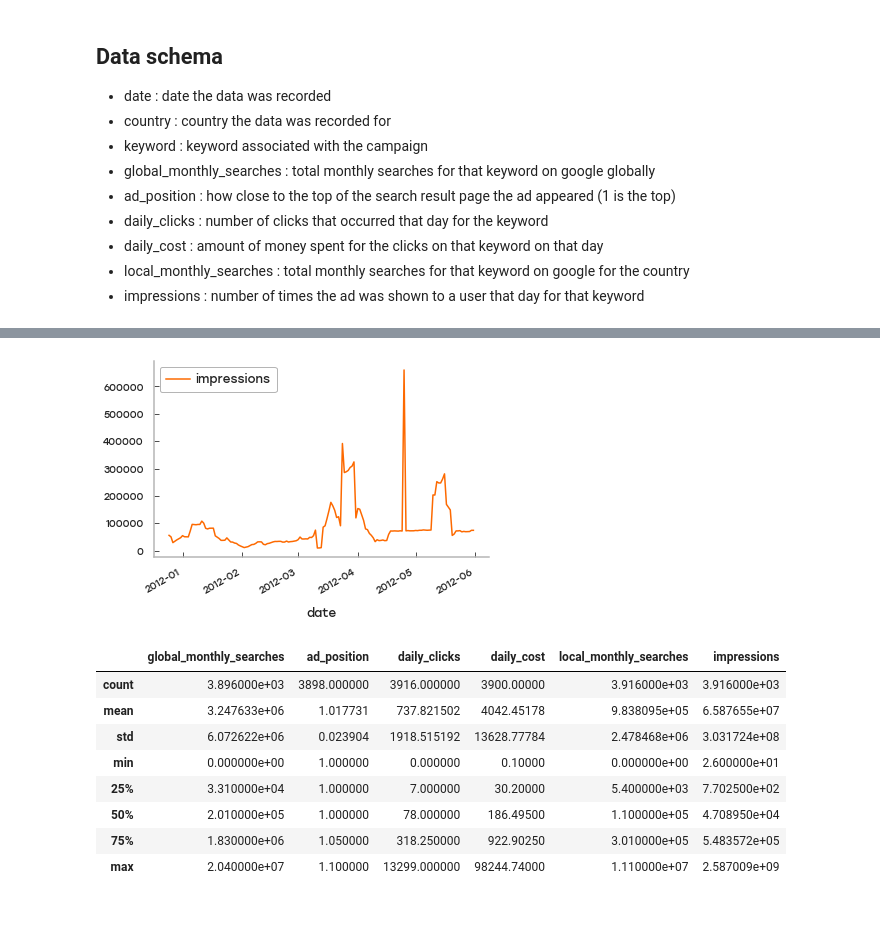
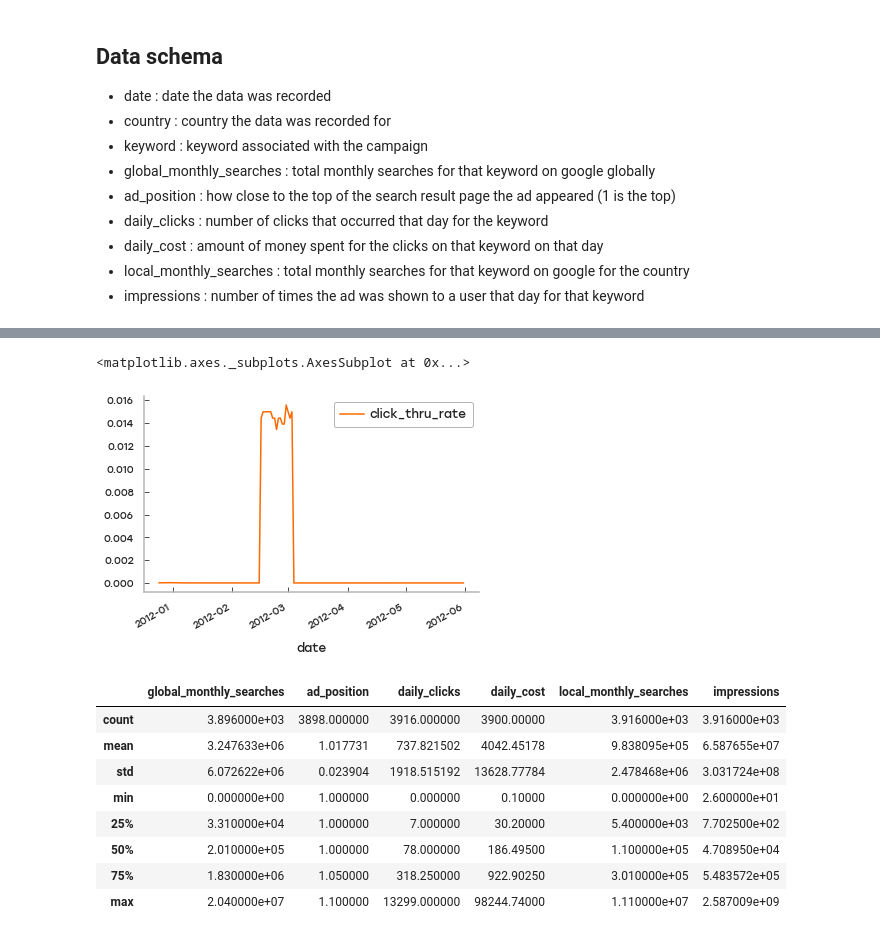
Before and after one commit to caheredia/ad_data_challenge, a Jupyter notebook: 0.1_ch_data_exploration.ipynb, the cells around one changed output, grey strips where cells are left out. Cells and saved outputs as stored; diff of their text form; code cells hidden in the pictures.

```diff
--- a/0.1_ch_data_exploration.ipynb
+++ b/0.1_ch_data_exploration.ipynb
@@ -48,7 +48,7 @@ A search campaign is:●an ad,●a set of keywords that represent different sear
 - impressions : number of times the ad was shown to a user that day for that keyword
 # %%
 data = pd.read_csv('data/raw/data_challenge.csv', index_col='date')
-data.index = pd.DatetimeIndex(data.index)
+data.index = pd.to_datetime(data.index)
 data.head()
 # %% [output]
 |  | country | keyword | global_monthly_searches | ad_position | daily_clicks | daily_cost | local_monthly_searches | ... |
@@ -71,7 +61,13 @@ data.tail()
+# %%
+# define click thru rate
+data['click_thru_rate'] = data['daily_clicks'] / data['impressions']
 # %%
-data[(data['country']=='UK') &  (data['keyword']=='lawyer')][['impressions']].plot();
+df = data[(data['country'] == 'UK') & (data['keyword'] == 'loans')][['click_thru_rate']]
-# %% [output]
-[figure, removed]
+# %%
+df.plot()
+# %% [output]
+<matplotlib.axes._subplots.AxesSubplot at 0x...>
+[figure, added]
 # %%
 data.describe()
 # %% [output]
```
Also changed, not shown: parts of 2 cells of this notebook.
